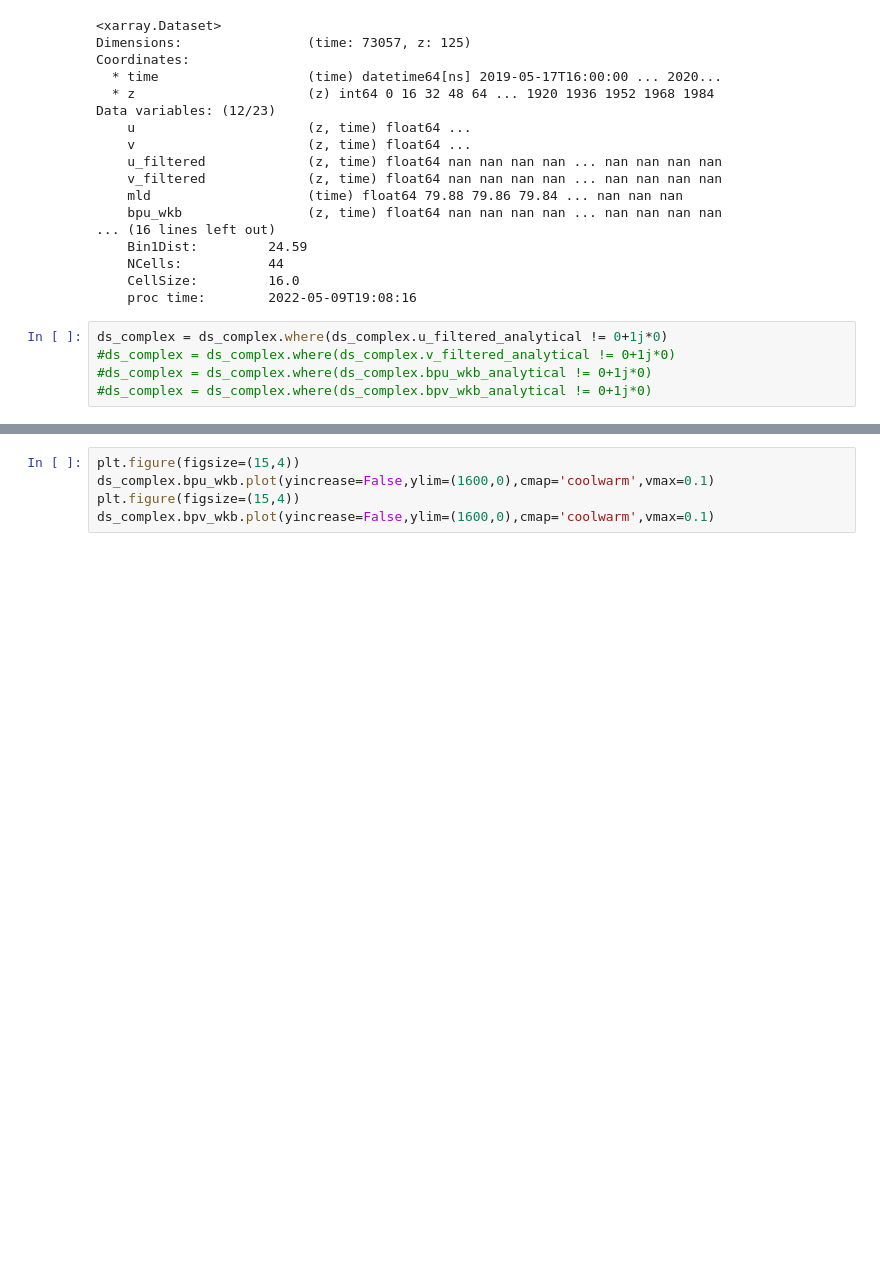
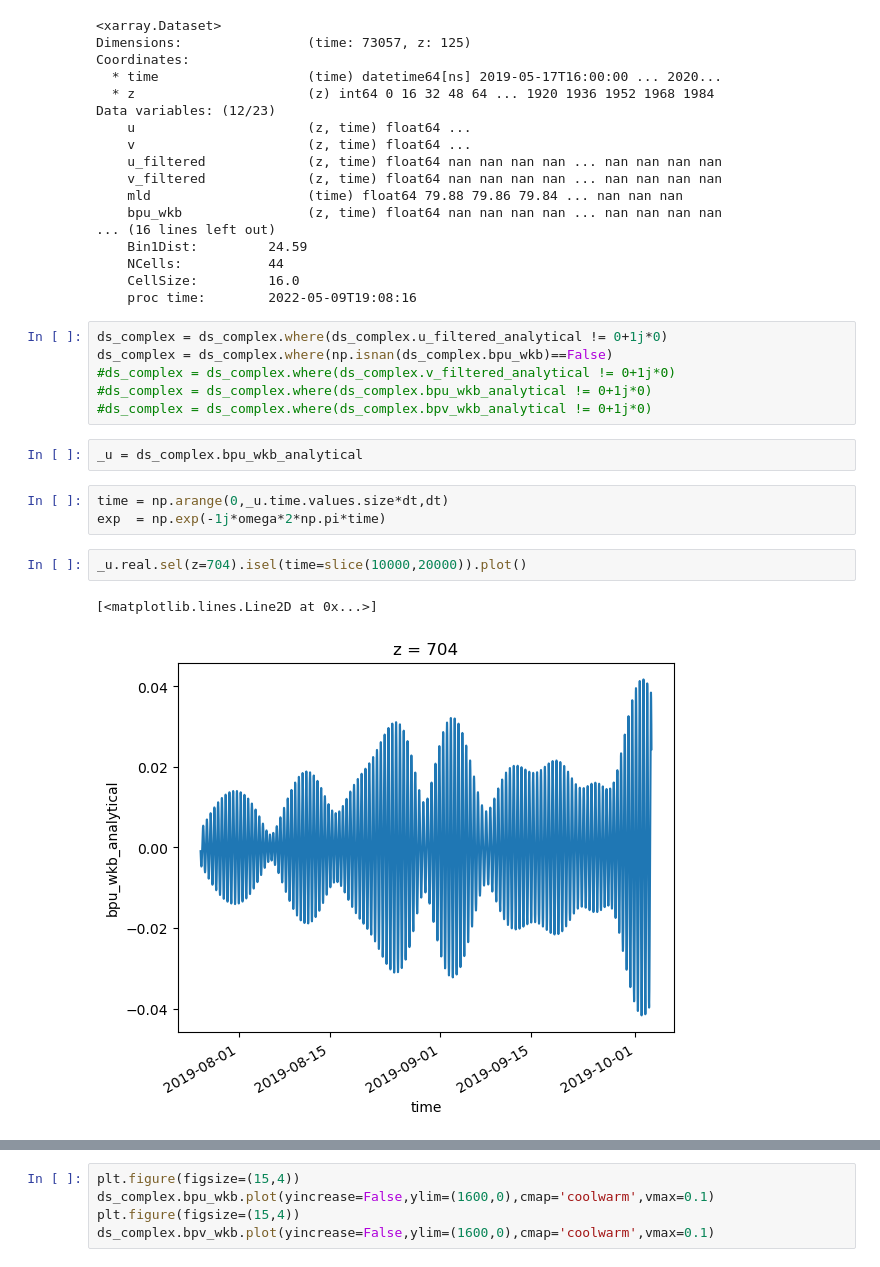
Before and after one commit to zcasparco/NIW, a Jupyter notebook: dev/Demodulation.ipynb, the cells around one changed output, grey strips where cells are left out. Drawn from its saved outputs; the diff is of its cells as text; blank space fills up the shorter version.

```diff
--- a/dev/Demodulation.ipynb
+++ b/dev/Demodulation.ipynb
@@ -85,6 +114,17 @@ Data variables: (12/23)
     proc time:        2022-05-09T19:08:16
 # %%
 ds_complex = ds_complex.where(ds_complex.u_filtered_analytical != 0+1j*0)
+ds_complex = ds_complex.where(np.isnan(ds_complex.bpu_wkb)==False)
 #ds_complex = ds_complex.where(ds_complex.v_filtered_analytical != 0+1j*0)
 #ds_complex = ds_complex.where(ds_complex.bpu_wkb_analytical != 0+1j*0)
 #ds_complex = ds_complex.where(ds_complex.bpv_wkb_analytical != 0+1j*0)
+# %%
+_u = ds_complex.bpu_wkb_analytical
+# %%
+time = np.arange(0,_u.time.values.size*dt,dt)
+exp  = np.exp(-1j*omega*2*np.pi*time)
+# %%
+_u.real.sel(z=704).isel(time=slice(10000,20000)).plot()
+# %% [output]
+[<matplotlib.lines.Line2D at 0x...>]
+[figure, added]
```
Also changed, not shown: parts of 30 cells of this notebook, 2 other files.
